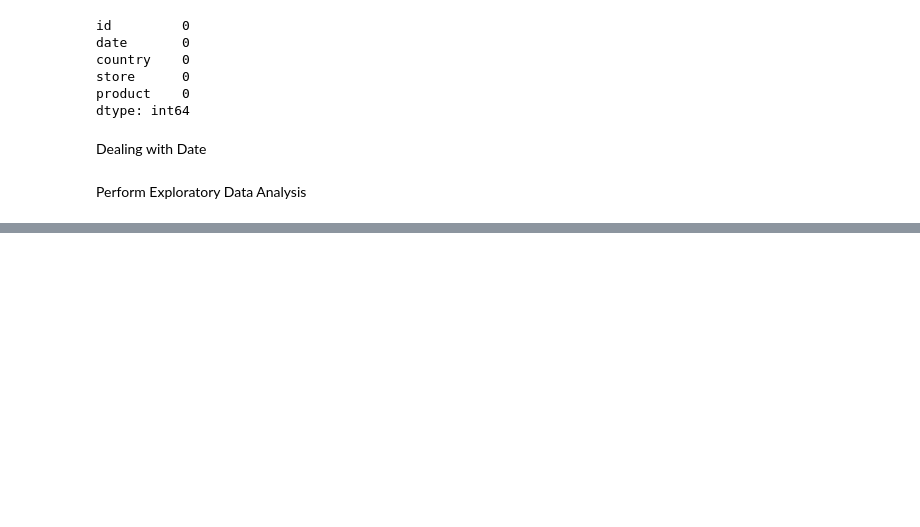
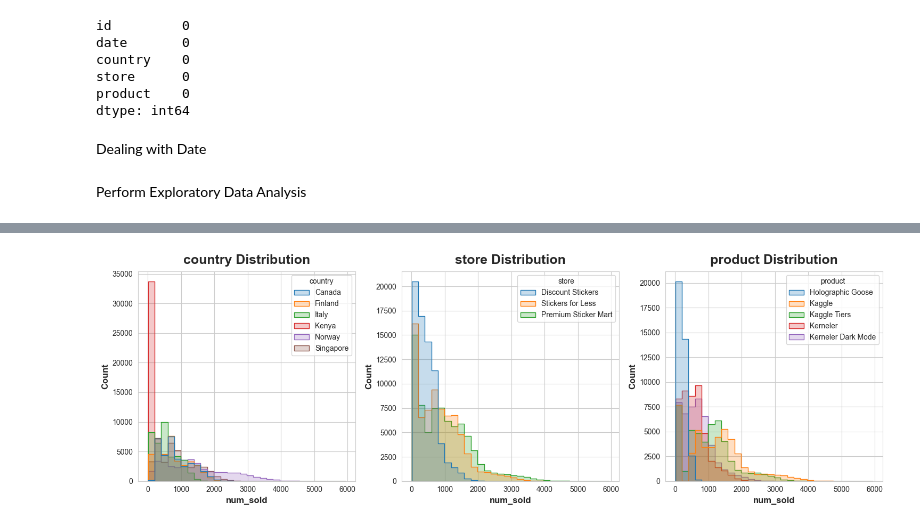
Before and after one commit to omjadhav9271/Forecasting-Sales, a Jupyter notebook: nb01.ipynb, the cells around one changed output, grey strips where cells are left out. Cells and saved outputs as stored; diff of their text form; code cells hidden in the pictures; blank space fills up the shorter version.

```diff
--- a/nb01.ipynb
+++ b/nb01.ipynb
@@ -112,0 +150,12 @@ Perform Exploratory Data Analysis
+# %%
+categorical_columns = ['country','store','product']
+plt.figure(figsize=(15, 5))
+
+for i,column in enumerate(categorical_columns, 1): # index starts at 1
+    plt.subplot(1,3,i)
+    sns.histplot(data = train_df, x = "num_sold", hue =column , element ='step', bins=30) # hue -> categories in each column, step for transparent bars
+    plt.title(f'{column} Distribution')
+plt.tight_layout()
+plt.show()
+# %% [output]
+[figure, added]
```
Also changed, not shown: parts of 12 cells of this notebook.
